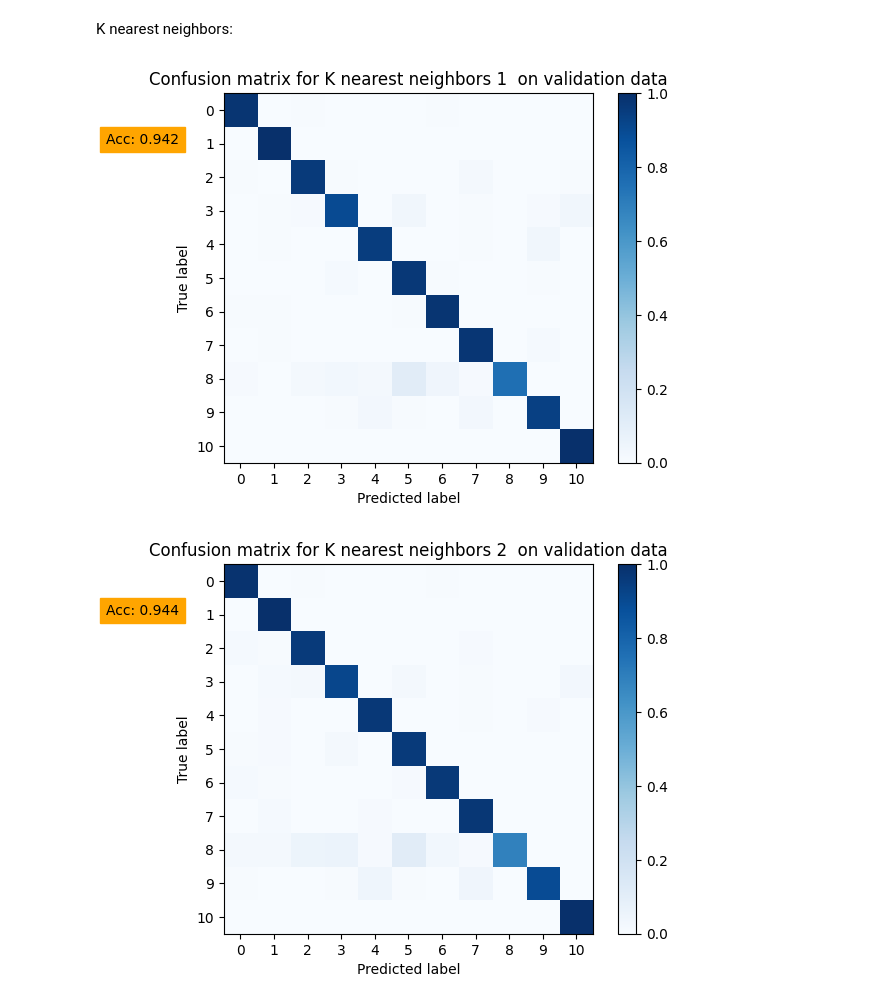
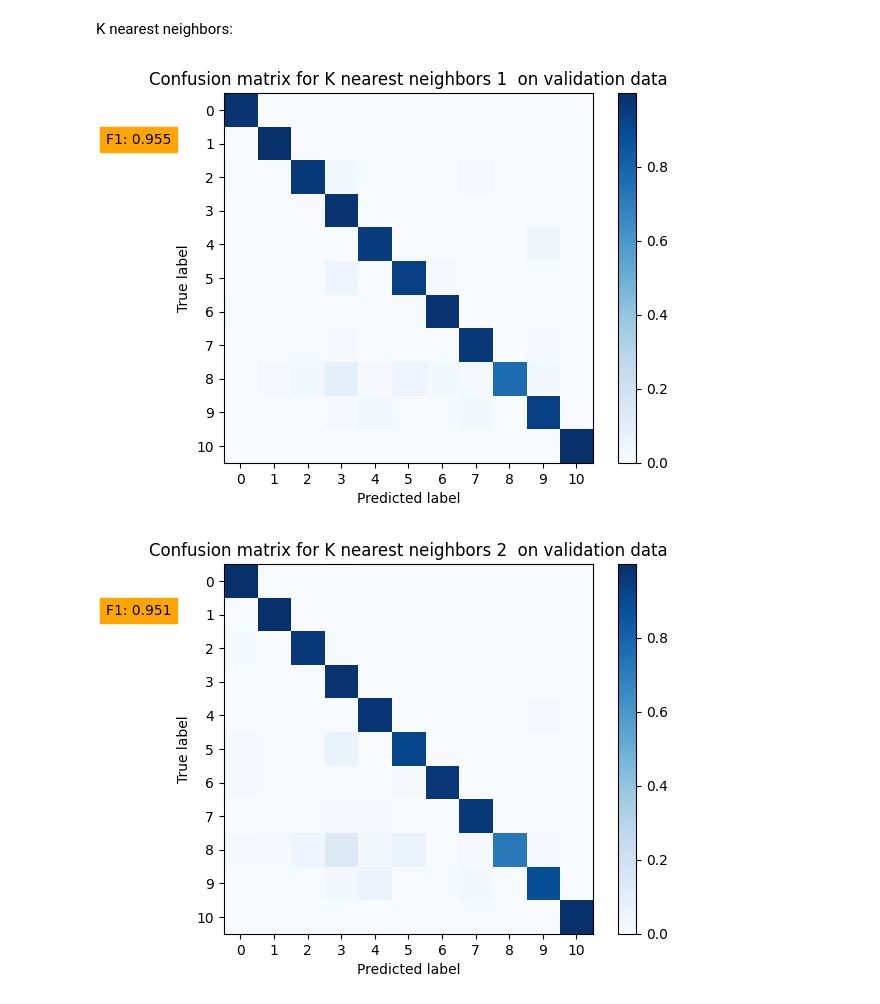
Before and after one commit to SigurdTorsnes/Digit-recognizer, a Jupyter notebook: model_selection.ipynb, the cells around one changed output. Cells and saved outputs as stored; diff of their text form; code cells hidden in the pictures.

```diff
--- a/model_selection.ipynb
+++ b/model_selection.ipynb
@@ -69,7 +78,7 @@ plt.show()
 # %% [markdown]
 Function for evaltuating a given classifier. Currently we do this by checking the accuracy score and by plotting the confusion matrix
 # %%
-def plot_c_matrix(clf, classifier_name,accuracy):
+def plot_c_matrix(clf, classifier_name,f1_score):
     disp = ConfusionMatrixDisplay.from_estimator(
             clf,
             X_val,
@@ -80,7 +89,7 @@ def plot_c_matrix(clf, classifier_name,accuracy):
             normalize='true',
         )
     disp.ax_.set_title("Confusion matrix for " + str(classifier_name) +"  on validation data")
-    plt.text(-4, 1, f'Acc: {str(round(accuracy,3))}', backgroundcolor = 'orange', fontsize = 10)
+    plt.text(-4, 1, f'F1: {str(round(f1_score,3))}', backgroundcolor = 'orange', fontsize = 10)
     plt.show()
 
 def evaluate_classifier(clf,classifier_name):
@@ -89,7 +98,7 @@ def evaluate_classifier(clf,classifier_name):
     accuracy = metrics.accuracy_score(y_val,y_pred)
     f1_score = metrics.f1_score(y_val,y_pred, average='macro')
 
-    plot_c_matrix(clf,classifier_name,accuracy)
+    plot_c_matrix(clf,classifier_name,f1_score)
 
     current_accuracy_dict = {
     'Classifier name' : [classifier_name],
@@ -102,17 +111,17 @@ def evaluate_classifier(clf,classifier_name):
 # %% [markdown]
 Decision tree classifier:
 # %%
-# dtc = DecisionTreeClassifier(splitter='random', random_state=1)
-# dtc_accuracy = evaluate_classifier(dtc,"decision tree classifier (gini, random split)")
-# potential_models = pd.concat([potential_models, dtc_accuracy],ignore_index=True)
+dtc = DecisionTreeClassifier(splitter='random', random_state=1)
+dtc_accuracy = evaluate_classifier(dtc,"decision tree classifier (gini, random split)")
+potential_models = pd.concat([potential_models, dtc_accuracy],ignore_index=True)
 
-# dtc = DecisionTreeClassifier(splitter='best', random_state=1)
-# dtc_accuracy = evaluate_classifier(dtc,"decision tree classifier (gini, best split)")
-# potential_models = pd.concat([potential_models, dtc_accuracy],ignore_index=True)
+dtc = DecisionTreeClassifier(splitter='best', random_state=1)
+dtc_accuracy = evaluate_classifier(dtc,"decision tree classifier (gini, best split)")
+potential_models = pd.concat([potential_models, dtc_accuracy],ignore_index=True)
 
-# dtc = DecisionTreeClassifier(splitter='random', criterion='entropy', random_state=1)
-# dtc_accuracy = evaluate_classifier(dtc,"decision tree classifier (entropy, random split)")
-# potential_models = pd.concat([potential_models, dtc_accuracy],ignore_index=True)
+dtc = DecisionTreeClassifier(splitter='random', criterion='entropy', random_state=1)
+dtc_accuracy = evaluate_classifier(dtc,"decision tree classifier (entropy, random split)")
+potential_models = pd.concat([potential_models, dtc_accuracy],ignore_index=True)
 
 dtc = DecisionTreeClassifier(splitter='best', criterion='entropy', random_state=1)
 dtc_accuracy = evaluate_classifier(dtc,"decision tree classifier (entropy, best split)")
@@ -122,12 +134,23 @@ potential_models = pd.concat([potential_models, dtc_accuracy],ignore_index=True)
 # %% [markdown]
 K nearest neighbors:
 # %%
-ks = [1,2,3]#,4,5,6,7,8,15,25]
+ks = [1,2,3,4,5,10,15,25]
+neighbour_scores = []
 
 for k in ks:
     knn = KNeighborsClassifier(n_neighbors=k)
     knn_accuracy = evaluate_classifier(knn,'K nearest neighbors '+str(k))
     potential_models = pd.concat([potential_models,knn_accuracy],ignore_index=True)
+    neighbour_scores.append(knn_accuracy['F1 score'][0])
+
+x_values = ['1','2','3','4','5','10','15','25']
+fig = plt.figure()
+plt.xticks(ticks=np.arange(0,len(x_values)),labels=x_values)
+plt.plot(x_values,neighbour_scores) # Using bar because histogram combined columns 9 and 10
+plt.title('Distribution of labels in training data')
+plt.xlabel('Labels')
+plt.ylabel('Amount')
+plt.show()
 # %% [output]
-[figure, old version]
+[figure, new version]
-[figure, old version]
+[figure, new version]
```
Also changed, not shown: parts of 7 cells of this notebook, 1 other file.
